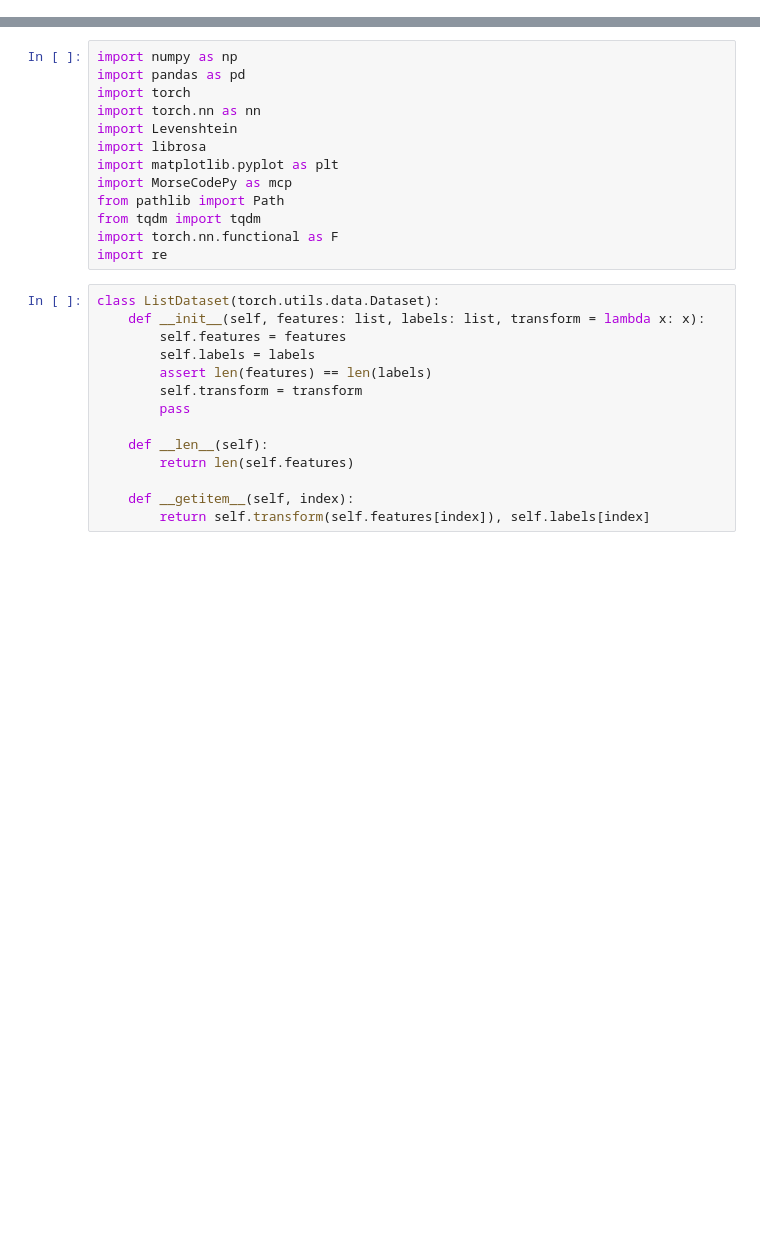
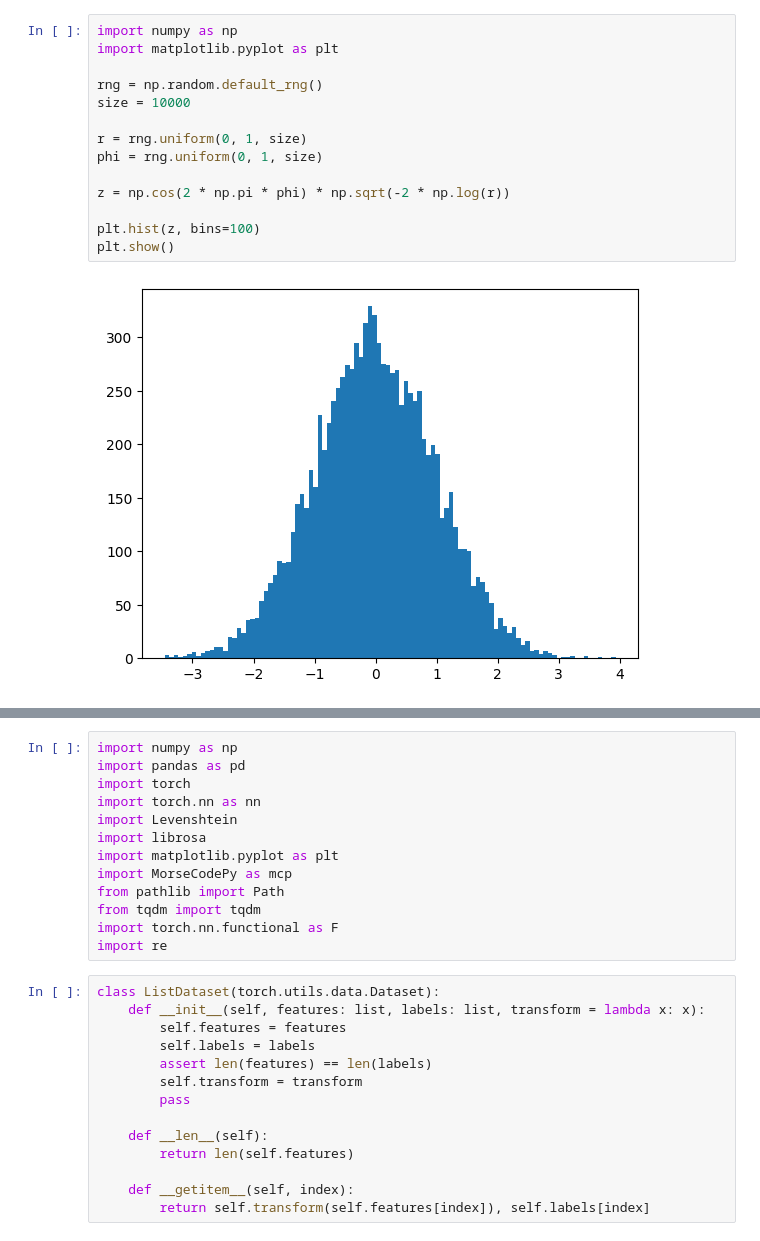
Before and after one commit to SwedishSquid/KC25_morse, a Jupyter notebook: playground.ipynb, the cells around one changed output, grey strips where cells are left out. Saved outputs shown, nothing was run; the diff lists cells and outputs as text; blank space fills up the shorter version.

```diff
--- a/playground.ipynb
+++ b/playground.ipynb
@@ -0,0 +1,16 @@
+# %%
+import numpy as np
+import matplotlib.pyplot as plt
+
+rng = np.random.default_rng()
+size = 10000
+
+r = rng.uniform(0, 1, size)
+phi = rng.uniform(0, 1, size)
+
+z = np.cos(2 * np.pi * phi) * np.sqrt(-2 * np.log(r))
+
+plt.hist(z, bins=100)
+plt.show()
+# %% [output]
+[figure, added]
```
Also changed, not shown: parts of 4 cells of this notebook, 5 other files.
